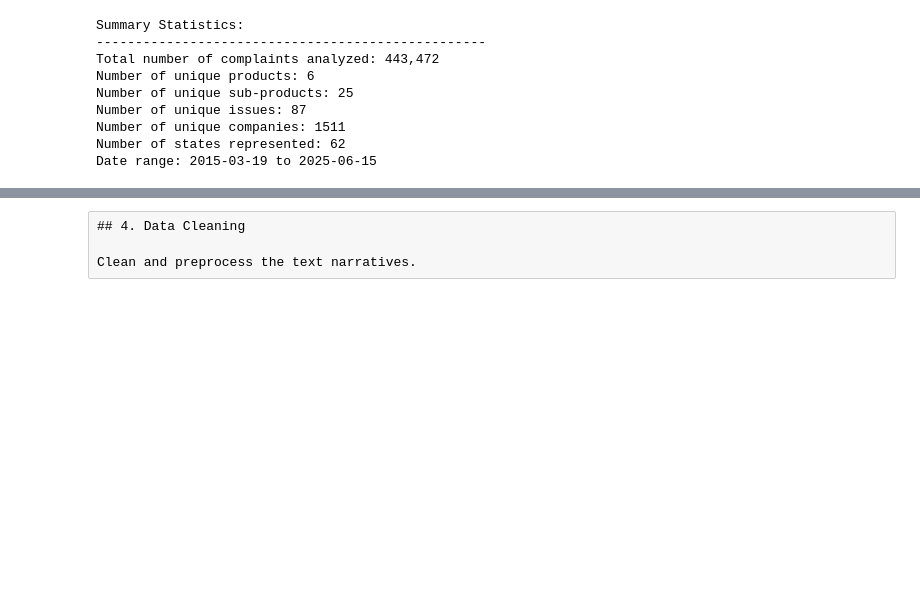
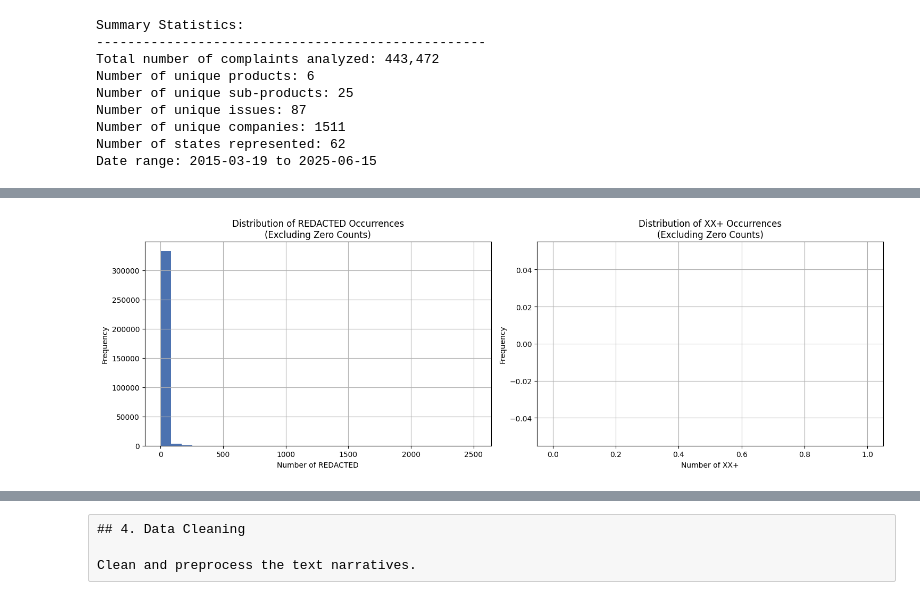
Before and after one commit to mikiyasegaye/Intelligent-Complaint-Analysis-for-Financial-Services, a Jupyter notebook: notebooks/01_exploratory_data_analysis.ipynb, the cells around one changed output, grey strips where cells are left out. Cells and saved outputs as stored; diff of their text form; code cells hidden in the pictures; blank space fills up the shorter version.

```diff
--- a/notebooks/01_exploratory_data_analysis.ipynb
+++ b/notebooks/01_exploratory_data_analysis.ipynb
@@ -848,0 +1206,75 @@ Analyze the length and content of complaint narratives.
+# %%
+### 3.4 Redaction Analysis
+
+print("Redaction Analysis")
+print("-" * 50)
+
+# Function to analyze redactions
+def analyze_redactions(text):
+    redacted_count = len(re.findall(r'REDACTED', text))
+    xx_count = len(re.findall(r'XX+', text))
+    return redacted_count, xx_count
+
+# Calculate redaction statistics
+redaction_stats = clean_narratives.apply(analyze_redactions)
+redacted_counts = redaction_stats.apply(lambda x: x[0])
+xx_counts = redaction_stats.apply(lambda x: x[1])
+
+# Print redaction statistics
+print("\nRedaction Statistics:")
+print(f"Total REDACTED occurrences: {redacted_counts.sum():,}")
+print(f"Total XX+ occurrences: {xx_counts.sum():,}")
+print(f"\nAverage REDACTED per narrative: {redacted_counts.mean():.2f}")
+print(f"Average XX+ per narrative: {xx_counts.mean():.2f}")
+
+# Visualize redaction distribution
+plt.figure(figsize=(15, 5))
+
+plt.subplot(1, 2, 1)
+plt.hist(redacted_counts[redacted_counts > 0], bins=30)
+plt.title('Distribution of REDACTED Occurrences\n(Excluding Zero Counts)')
+plt.xlabel('Number of REDACTED')
+plt.ylabel('Frequency')
+
+plt.subplot(1, 2, 2)
+plt.hist(xx_counts[xx_counts > 0], bins=30)
+plt.title('Distribution of XX+ Occurrences\n(Excluding Zero Counts)')
+plt.xlabel('Number of XX+')
+plt.ylabel('Frequency')
+
+plt.tight_layout()
+plt.show()
+
+# Redaction analysis by product
+print("\nRedaction Statistics by Product:")
+for product in df_processed['Product'].unique():
+    print(f"\n{product}:")
+    product_narratives = df_processed[df_processed['Product'] == product]['clean_narrative'].dropna()
+    product_redactions = product_narratives.apply(analyze_redactions)
+    avg_redacted = np.mean([r[0] for r in product_redactions])
+    avg_xx = np.mean([r[1] for r in product_redactions])
+    print(f"  Average REDACTED per narrative: {avg_redacted:.2f}")
+    print(f"  Average XX+ per narrative: {avg_xx:.2f}")
+
+# Context analysis
+print("\nCommon Contexts of Redactions:")
+def get_redaction_context(text, window=3):
+    words = text.split()
+    contexts = []
+    for i, word in enumerate(words):
+        if word == 'REDACTED':
+            start = max(0, i - window)
+            end = min(len(words), i + window + 1)
+            context = ' '.join(words[start:end])
+            contexts.append(context)
+    return contexts
+
+# Get sample contexts
+all_contexts = []
+for narrative in clean_narratives.sample(min(1000, len(clean_narratives))):
+    all_contexts.extend(get_redaction_context(narrative))
+
+print("\nSample redaction contexts:")
+for context in all_contexts[:5]:
+    print(f"  - {context}")
+# %% [output]
@@ -848,0 +1290 @@ Analyze the length and content of complaint narratives.
+[figure, added]
```
Also changed, not shown: parts of 6 cells of this notebook.
